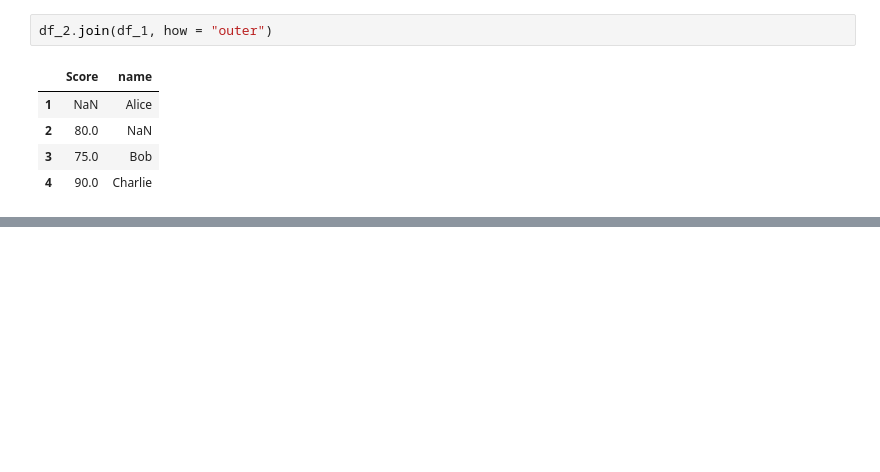
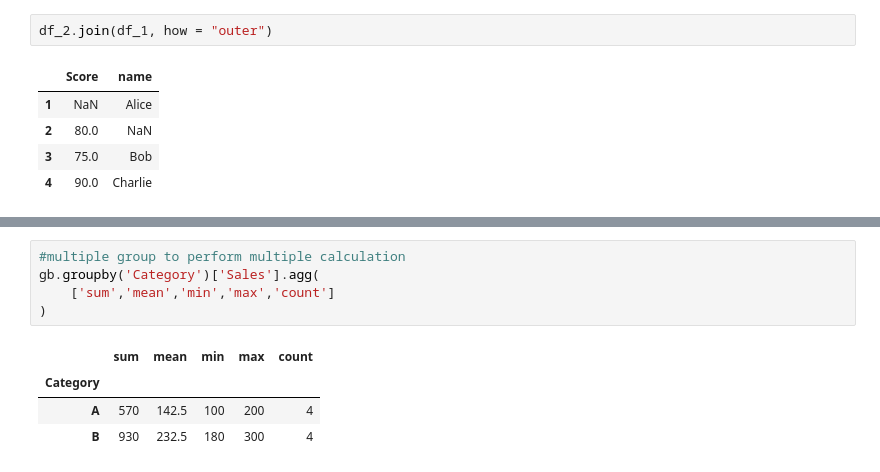
Before and after one commit to TanzilaDewan789/python_all, a Jupyter notebook: Pandas.ipynb, the cells around one changed output, grey strips where cells are left out. Cells and saved outputs as stored; diff of their text form; blank space fills up the shorter version.

```diff
--- a/Pandas.ipynb
+++ b/Pandas.ipynb
@@ -616,0 +721,10 @@ df_2.join(df_1, how = "outer")
+# %%
+#multiple group to perform multiple calculation
+gb.groupby('Category')['Sales'].agg(
+    ['sum','mean','min','max','count']
+)
+# %% [output]
+|  | sum | mean | min | max | count |
+| Category |  |  |  |  |  |
+| A | 570 | 142.5 | 100 | 200 | 4 |
+| B | 930 | 232.5 | 180 | 300 | 4 |
```
Also changed, not shown: parts of 11 cells of this notebook.
